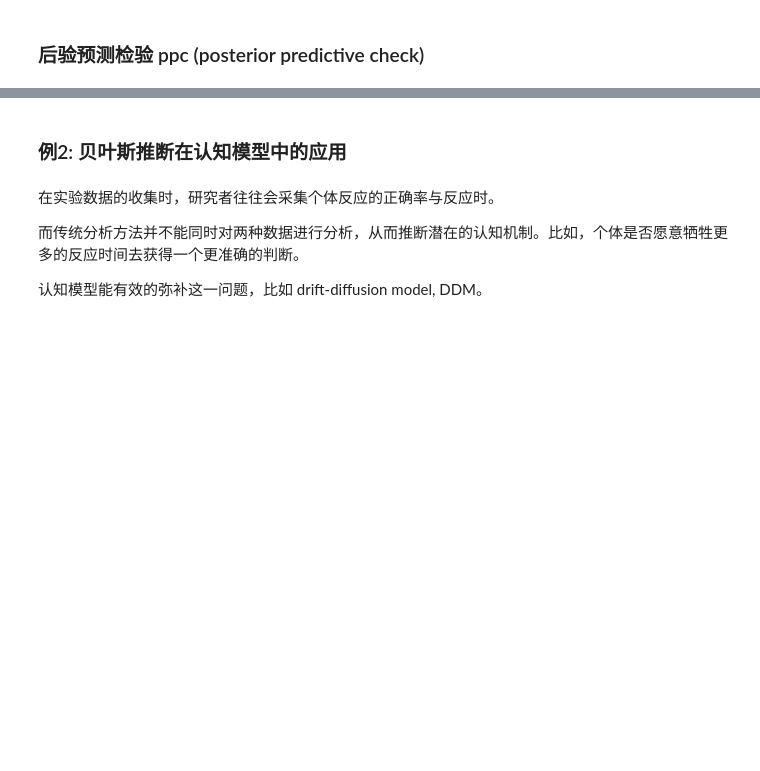
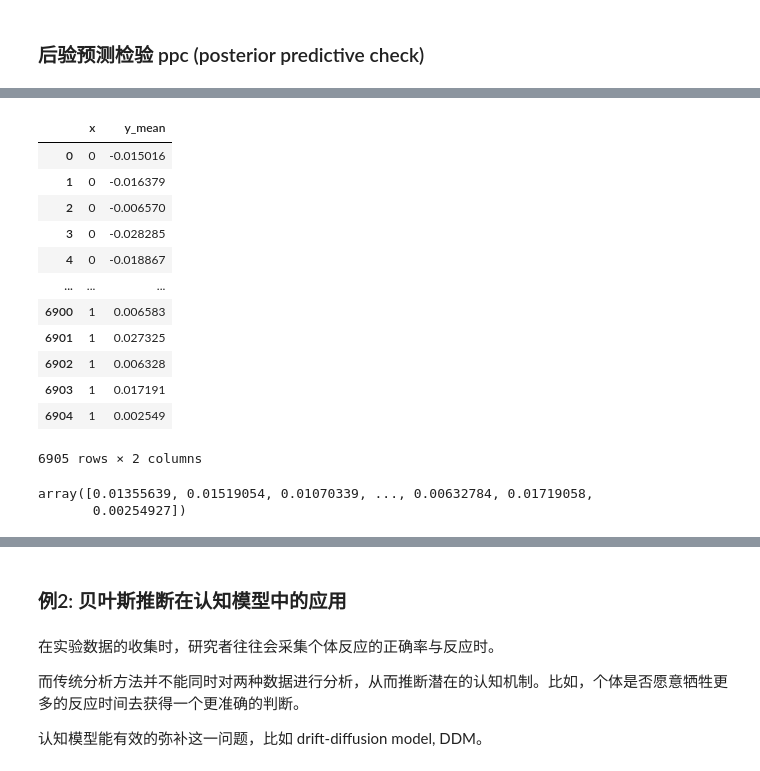
Before and after one commit to Utenna/PyBayesian, a Jupyter notebook: 2023/Lecture1.ipynb, the cells around one changed output, grey strips where cells are left out. Saved outputs shown, nothing was run; the diff lists cells and outputs as text; code cells hidden in the pictures; blank space fills up the shorter version.

```diff
--- a/2023/Lecture1.ipynb
+++ b/2023/Lecture1.ipynb
@@ -372,3 +384,28 @@ with linear_regression:
+# %%
+df_ppc = pd.DataFrame({
+    "x": idata_ppc.constant_data.x.values,
+    "y_mean": idata_ppc.predictions.y.mean(["chain", "draw"]).values # 合并 chains 和 draw 为均值
+})
+df_ppc
+# %% [output]
+|  | x | y_mean |
+| 0 | 0 | -0.015016 |
+| 1 | 0 | -0.016379 |
+| 2 | 0 | -0.006570 |
+| 3 | 0 | -0.028285 |
+| 4 | 0 | -0.018867 |
+| ... | ... | ... |
+| 6900 | 1 | 0.006583 |
+| 6901 | 1 | 0.027325 |
+| 6902 | 1 | 0.006328 |
+| 6903 | 1 | 0.017191 |
+| 6904 | 1 | 0.002549 |
+6905 rows × 2 columns
+# %%
+df_ppc[df_ppc.x==1].y_mean.values
+# %% [output]
+array([0.01355639, 0.01519054, 0.01070339, ..., 0.00632784, 0.01719058,
+       0.00254927])
 # %%
 labels = ['低', '高']
 obs_low = SMS_data.query('factor=="Low"').variable
```
Also changed, not shown: parts of 12 cells of this notebook.
